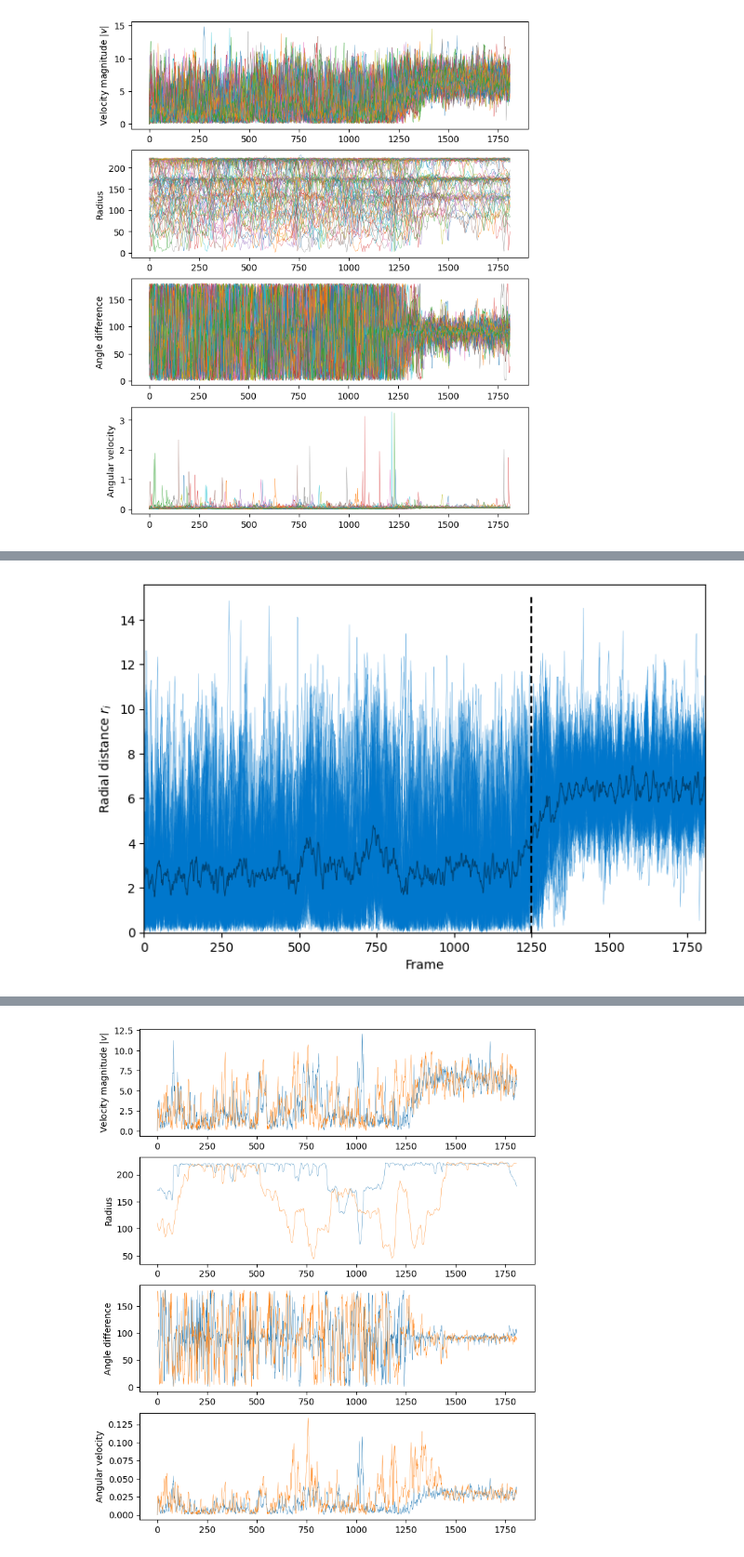
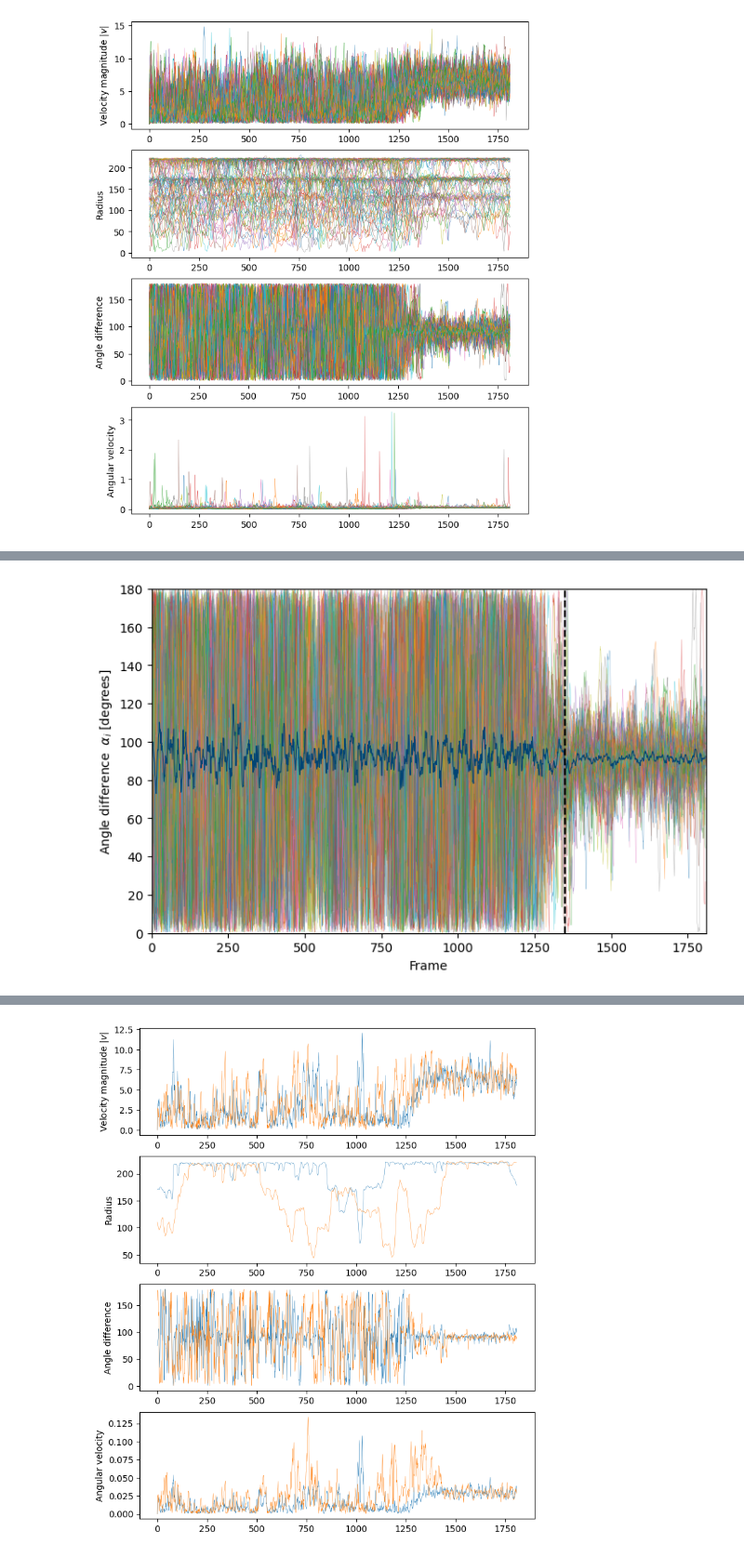
Before and after one commit to BenedictRussell/MA932-Project, a Jupyter notebook: Data_based.ipynb, the cells around one changed output, grey strips where cells are left out. Shown at 93% size. Drawn from its saved outputs; the diff is of its cells as text; code cells hidden in the pictures.

Commit message:
velocity field 1 and 1350

```diff
--- a/Data_based.ipynb
+++ b/Data_based.ipynb
@@ -184,7 +185,8 @@ plt.show()
 # Data frame
 import matplotlib.pyplot as plt
 
-vwr_df = pd.DataFrame(columns=['TRACK_ID', 'FRAME', 'VELOCITY_X', 'VELOCITY_Y', 'VELOCITY_MAG',
+vwr_df = pd.DataFrame(columns=['TRACK_ID', 'FRAME', 'POSITION_X', 'POSITION_Y',
+                               'VELOCITY_X', 'VELOCITY_Y', 'VELOCITY_MAG',
                                'RADIUS', 'ANGULAR_VELOCITY', 'ANGLE_DIFF'])
 
 for a in pd.unique(experiments['TRACK_ID']):
@@ -233,7 +235,8 @@ for a in pd.unique(experiments['TRACK_ID']):
             r_prev = r[i]
 
         agent_df = pd.DataFrame({'TRACK_ID': agent['TRACK_ID'], 'FRAME': frames,
-                            'VELOCITY_X': vel_x, 'VELOCITY_Y': vel_y, 'VELOCITY_MAG': vel_mag,
-                            'RADIUS': r, 'ANGULAR_VELOCITY': ang_vel, 'ANGLE_DIFF': ang})
+                                'POSITION_X': agent['POSITION_X'], 'POSITION_Y': agent['POSITION_Y'],
+                                'VELOCITY_X': vel_x, 'VELOCITY_Y': vel_y, 'VELOCITY_MAG': vel_mag,
+                                'RADIUS': r, 'ANGULAR_VELOCITY': ang_vel, 'ANGLE_DIFF': ang})
 
         vwr_df = pd.concat([vwr_df, agent_df], ignore_index=True)
@@ -244,26 +296,26 @@ array([0, 1, 2, ..., 1806, 1807, 1808], dtype=object)
 # %%
-# Radial distance plot
+# Plot for angle difference
 fig = plt.figure(figsize=(8, 5))
 
-avg_r = np.zeros(len(pd.unique(vwr_df['FRAME'])))
+avg_angv = np.zeros(len(pd.unique(vwr_df['FRAME'])))
 
 for i in pd.unique(vwr_df['FRAME']):
     frame_info = vwr_df[vwr_df['FRAME'] == i]
-    avg_r[i] = np.mean(frame_info['VELOCITY_MAG'])
+    avg_angv[i] = np.mean(frame_info['ANGLE_DIFF'])
 
 for a in pd.unique(vwr_df['TRACK_ID']):
     agent_info = vwr_df[vwr_df['TRACK_ID'] == a]
-    plt.plot(agent_info['FRAME'], agent_info['VELOCITY_MAG'], linewidth=0.3, alpha=0.6, color='#0077CC')
+    plt.plot(agent_info['FRAME'], agent_info['ANGLE_DIFF'], linewidth=0.3, alpha=0.6)
 
-plt.plot(pd.unique(vwr_df['FRAME']), avg_r, color='#004474', linewidth=0.7)
+plt.plot(pd.unique(vwr_df['FRAME']), avg_angv, color='#004474', linewidth=0.7)
 
 plt.xlim(0, 1810)
-plt.ylim(bottom=0)
-plt.vlines(x=1250, ymin=0, ymax=15, linestyles='--', color='k')
-plt.ylabel('Radial distance $r_i$')
+plt.ylim(0, 180)
+plt.vlines(x=1350, ymin=0, ymax=180, linestyles='--', color='k')
+plt.ylabel('Angle difference  $\\alpha_i$  [ degrees ]')
 plt.xlabel('Frame')
-plt.savefig('radius.pdf', format='pdf')
+plt.savefig('angle_diff.pdf', format='pdf')
 plt.show()
 # %% [output]
-[figure, old version]
+[figure, new version]
 # %%
```
Also changed, not shown: parts of 7 cells of this notebook, 5 other files.
